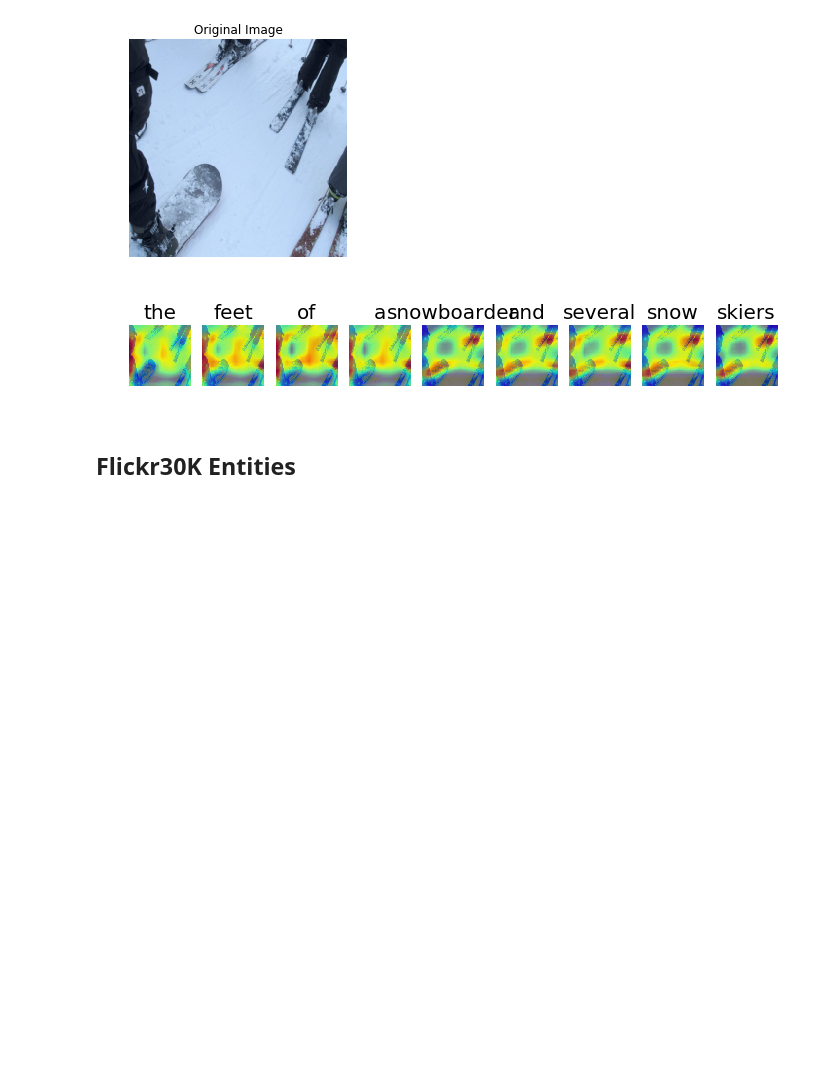
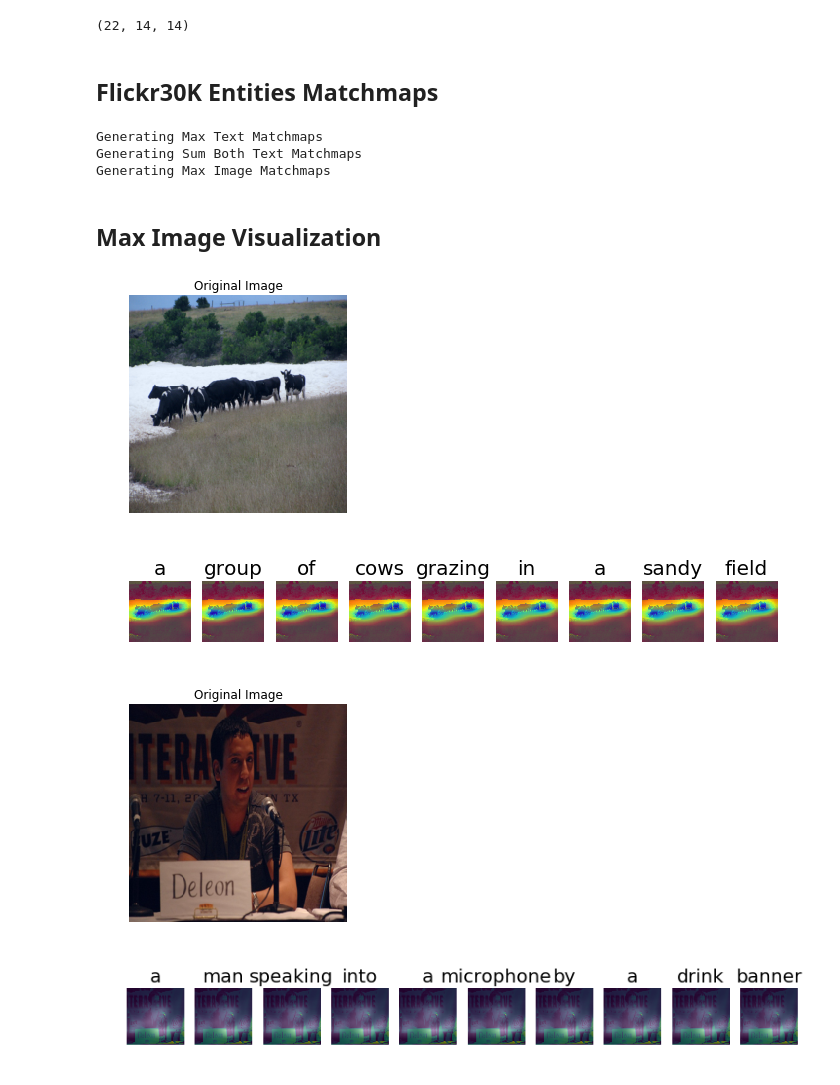
Before and after one commit to shashank3959/CS838_Project, a Jupyter notebook: code/main.ipynb, the cells around one changed output. Cells and saved outputs as stored; diff of their text form; code cells hidden in the pictures; blank space fills up the shorter version.

```diff
--- a/code/main.ipynb
+++ b/code/main.ipynb
@@ -34,11 +60,34 @@ matchmaps = gen_matchmap(image_model, caption_model, image_tensor, caption_glove
+# %%
+MSCOCO_diff = MSCOCO_matchmaps_avg_both[0] - MSCOCO_matchmaps_max_text[0]
+MSCOCO_diff.shape
+# %% [output]
+(22, 14, 14)
+# %% [markdown]
+## Flickr30K Entities Matchmaps
+# %%
+batch_size = 20
+image_tensor_flickr, caption_glove_tensor_flickr, caption_list_flickr = get_data(batch_size, dataset='flickr30k')
+
+print("Generating Max Text Matchmaps")
+flickr_matchmaps_max_text = gen_matchmap(maxtext_image_model, maxtext_caption_model, image_tensor_flickr, caption_glove_tensor_flickr)
+print("Generating Sum Both Text Matchmaps")
+f_matchmaps_avg_both = gen_matchmap(avg_both_image_model, avg_both_caption_model, image_tensor_flickr, caption_glove_tensor_flickr)
+print("Generating Max Image Matchmaps")
+flickr_matchmaps_max_image = gen_matchmap(maximg_image_model, maximg_caption_model, image_tensor_flickr, caption_glove_tensor_flickr)
+# %% [output]
+Generating Max Text Matchmaps
+Generating Sum Both Text Matchmaps
+Generating Max Image Matchmaps
+# %% [markdown]
+## Max Image Visualization
 # %%
-index = 3
+index = 1
 name = str(index)
-color_img, bw_img, mask_list, caption = gen_masks(matchmaps, image_tensor,
+
+
+color_img, bw_img, mask_list, caption = gen_masks(MSCOCO_matchmaps_max_image, image_tensor,
                                                  caption_list, index)
 gen_results(color_img, bw_img, mask_list, caption, name = name, save_flag=False)
 # %% [output]
-[figure, old version]
+[figure, new version]
-[figure, old version]
+[figure, new version]
-# %% [markdown]
-## Flickr30K Entities
@@ -48,0 +94,10 @@ matchmaps = gen_matchmap(image_model, caption_model, image_tensor, caption_glove
+# %%
+index = 4
+name = str(index)
+
+color_img, bw_img, mask_list, caption = gen_masks(flickr_matchmaps_max_image, image_tensor_flickr,
+                                                 caption_list_flickr, index)
+gen_results(color_img, bw_img, mask_list, caption, name = name, save_flag=False)
+# %% [output]
+[figure, added]
+[figure, added]
```
Also changed, not shown: parts of 14 cells of this notebook, 3 other files.
